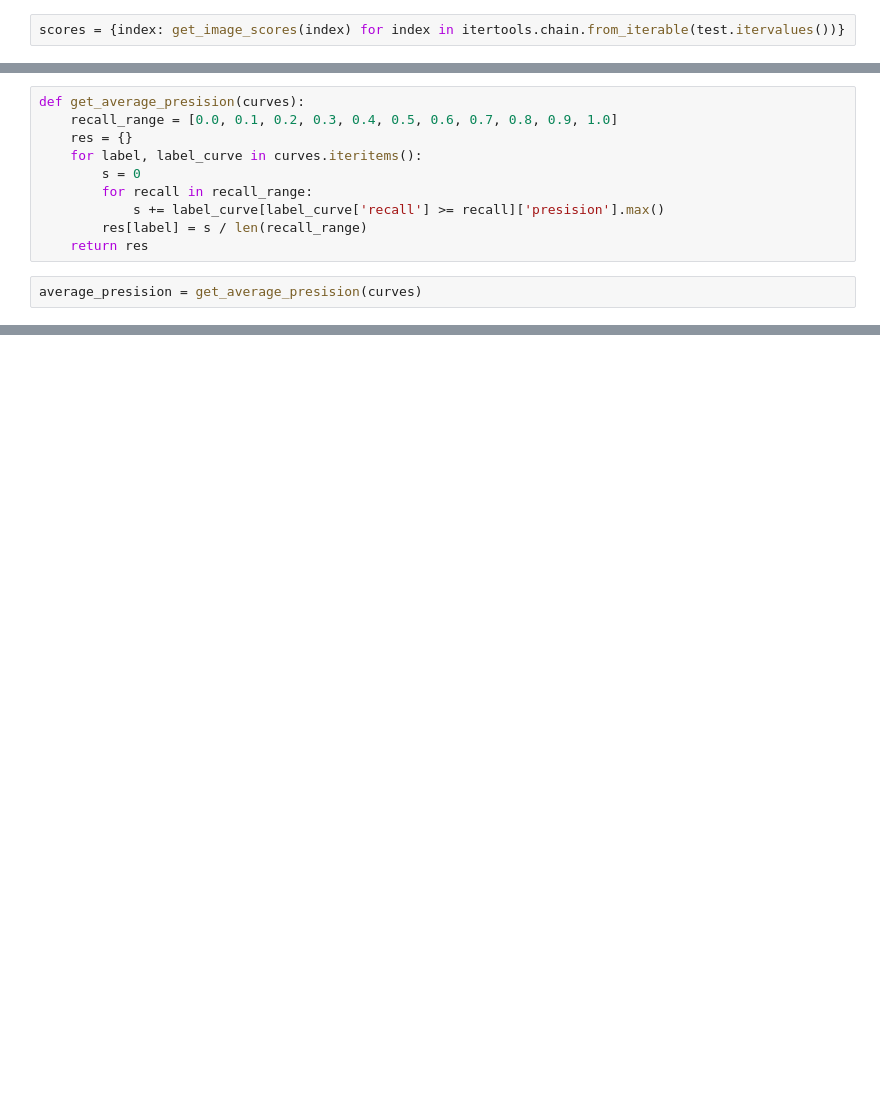
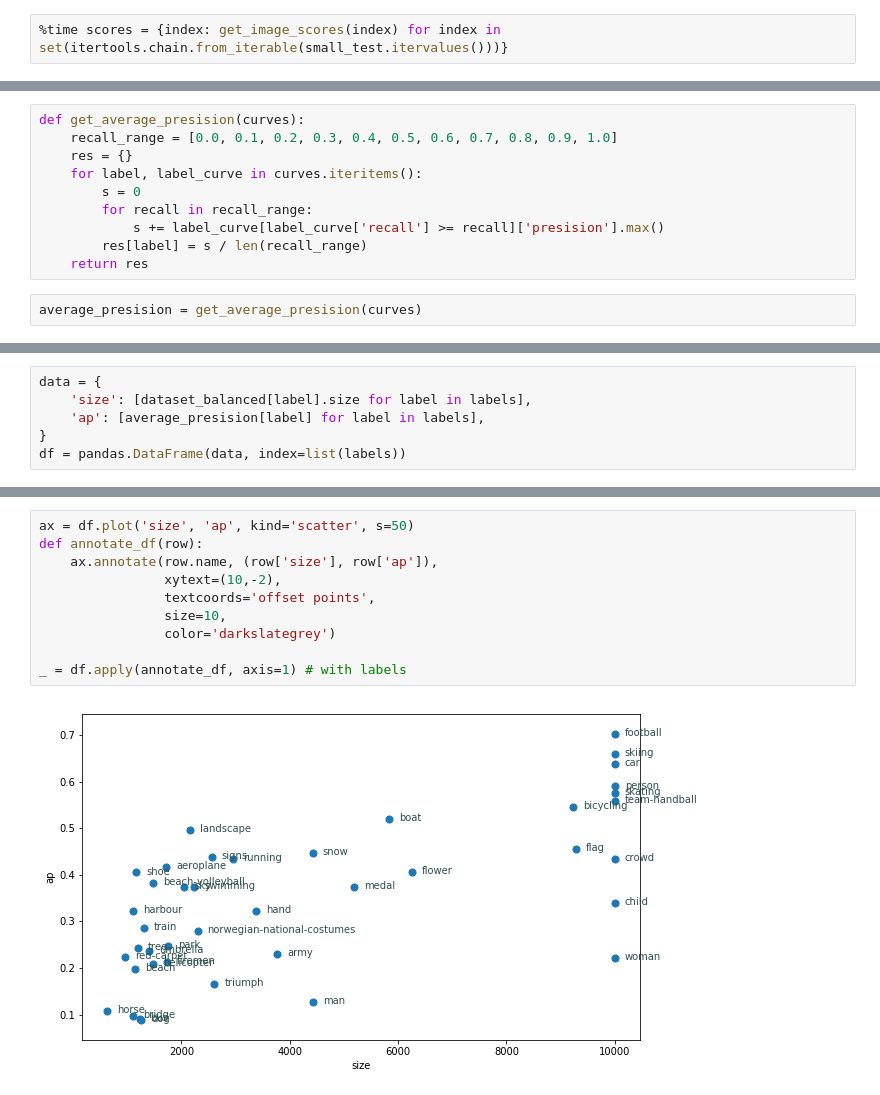
Before and after one commit to uvNikita/master-thesis-src, a Jupyter notebook: notebooks/training/ft_sigmoid_noaug.ipynb, the cells around one changed output, grey strips where cells are left out. Cells and saved outputs as stored; diff of their text form; blank space fills up the shorter version.

Commit message:
AP, presision and recall analysis, use numpy in scores calculation

```diff
--- a/notebooks/training/ft_sigmoid_noaug.ipynb
+++ b/notebooks/training/ft_sigmoid_noaug.ipynb
@@ -382,4 +382,4 @@ def get_image_scores(image_index):
 # plot P/R curve
 # Calculate AP
 # %%
-scores = {index: get_image_scores(index) for index in itertools.chain.from_iterable(test.itervalues())}
+%time scores = {index: get_image_scores(index) for index in set(itertools.chain.from_iterable(small_test.itervalues()))}
@@ -523,0 +489,6 @@ plot = df.plot(kind='bar', legend=False)
+# %%
+data = {
+    'size': [dataset_balanced[label].size for label in labels],
+    'ap': [average_presision[label] for label in labels],
+}
+df = pandas.DataFrame(data, index=list(labels))
@@ -523,0 +509,12 @@ plot = df.plot(kind='bar', legend=False)
+# %%
+ax = df.plot('size', 'ap', kind='scatter', s=50)
+def annotate_df(row):
+    ax.annotate(row.name, (row['size'], row['ap']),
+                xytext=(10,-2),
+                textcoords='offset points',
+                size=10,
+                color='darkslategrey')
+
+_ = df.apply(annotate_df, axis=1) # with labels
+# %% [output]
+[figure, added]
```
Also changed, not shown: parts of 16 cells of this notebook.
